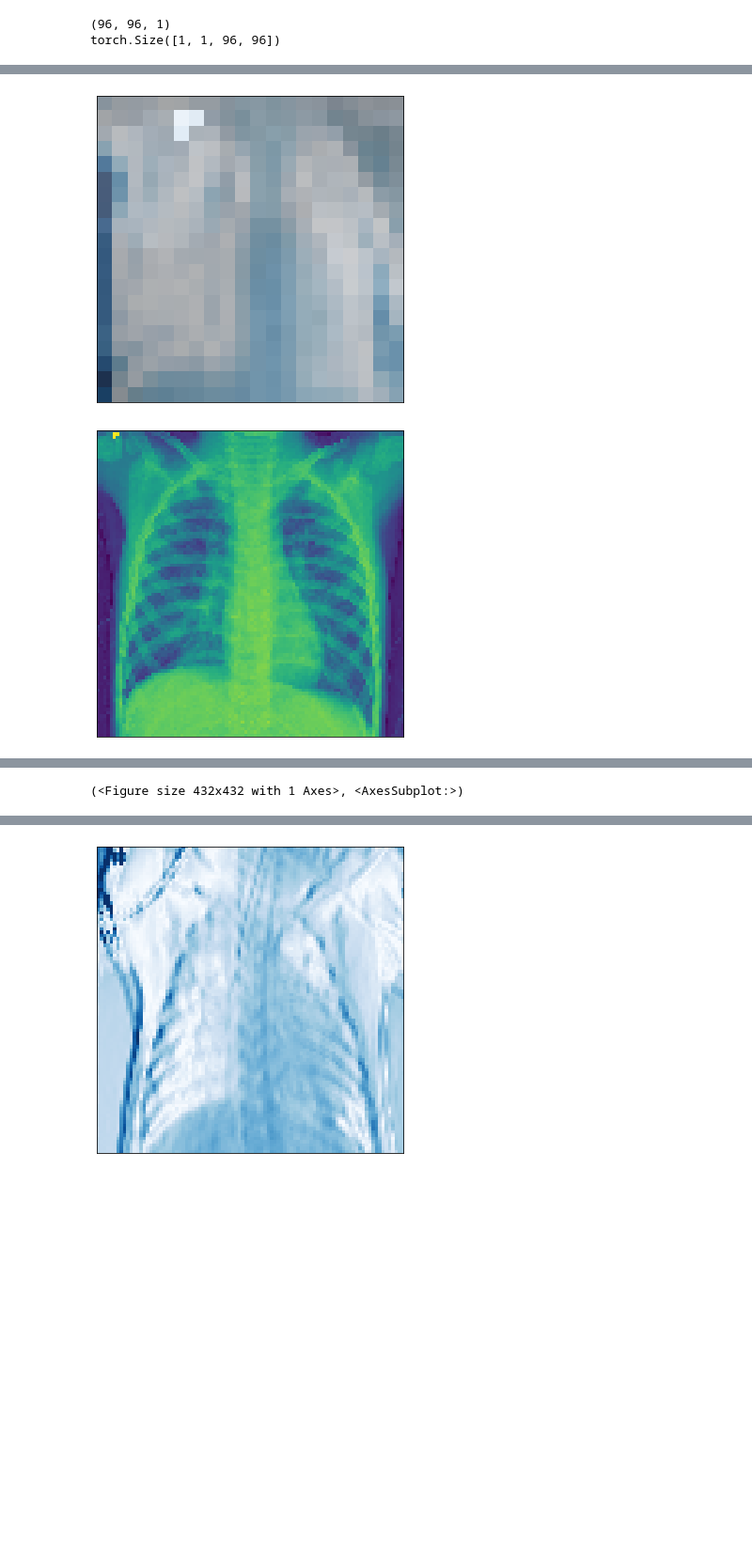
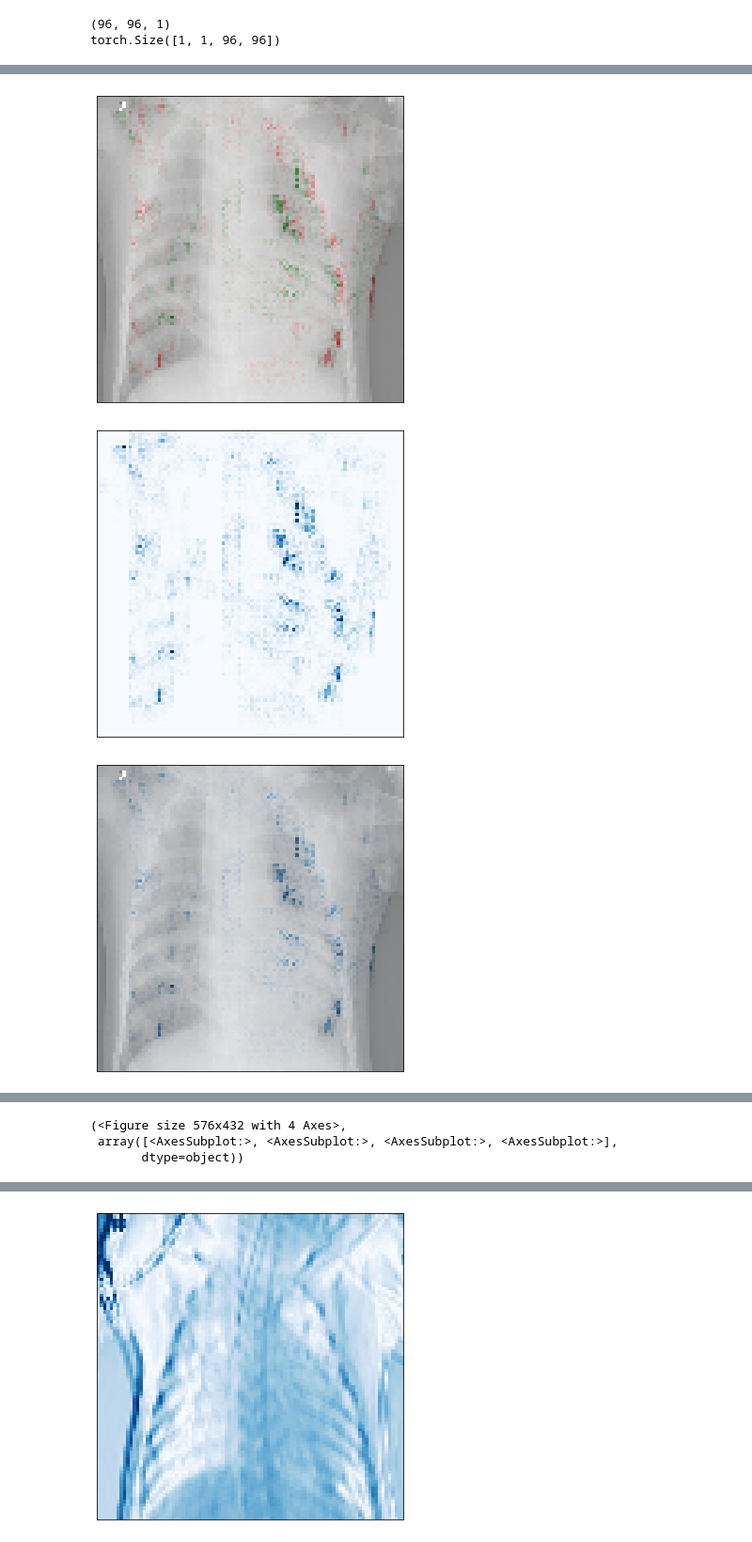
Before and after one commit to sjacob2019/Pneumonia-Chest-Xray, a Jupyter notebook: main.ipynb, the cells around one changed output, grey strips where cells are left out. Shown at 94% size. Cells and saved outputs as stored; diff of their text form; code cells hidden in the pictures; blank space fills up the shorter version.

```diff
--- a/main.ipynb
+++ b/main.ipynb
@@ -417,11 +417,10 @@ NameError: name 'img' is not defined
 #size = (128, 128)
 size = (96, 96)
 
-img_path, label = './data/chest_xray/test/PNEUMONIA/person20_virus_51.jpeg', 1
+img_path, label = './data/chest_xray/test/PNEUMONIA/person135_bacteria_647.jpeg', 1
 img_path2, label2 = './data/chest_xray/test/NORMAL/im-0001-0001.jpeg', 0
 img = imread(img_path, IMREAD_GRAYSCALE)
 img2 = imread(img_path2, IMREAD_GRAYSCALE)
-
 img = resize(img, size)
 img2 = resize(img2, size)
 
@@ -446,7 +445,11 @@ attribution = torch.squeeze(attribution, 0)
 attribution = attribution.cpu().detach().numpy()
 
 attribution = attribution.transpose((1, 2, 0))
-captum.attr.visualization.visualize_image_attr(attribution, original_image=img, method='heat_map')
+captum.attr.visualization.visualize_image_attr(attribution, original_image=img, sign='all', method='heat_map')
+captum.attr.visualization.visualize_image_attr(attribution, original_image=img, sign='all', method='blended_heat_map')
+captum.attr.visualization.visualize_image_attr(attribution, original_image=img, sign='absolute_value', method='heat_map')
 captum.attr.visualization.visualize_image_attr(attribution, original_image=img, method='blended_heat_map')
-captum.attr.visualization.visualize_image_attr(attribution, original_image=img, method='original_image')
+captum.attr.visualization.visualize_image_attr(attribution, original_image=img, method='masked_image')
+captum.attr.visualization.visualize_image_attr_multiple(attribution, original_image=img, methods=['heat_map', 'blended_heat_map'], signs=['all', 'all'])
+captum.attr.visualization.visualize_image_attr_multiple(attribution, original_image=img, methods=['heat_map', 'blended_heat_map', 'heat_map', 'blended_heat_map'], signs=['absolute_value', 'absolute_value', 'all', 'all'])
 # %% [output]
@@ -454,2 +457,3 @@ captum.attr.visualization.visualize_image_attr(attribution, original_image=img,
-[figure, old version]
+[figure, new version]
-[figure, old version]
+[figure, new version]
+[figure, added]
@@ -456,3 +463,5 @@ captum.attr.visualization.visualize_image_attr(attribution, original_image=img,
-(<Figure size 432x432 with 1 Axes>, <AxesSubplot:>)
+(<Figure size 576x432 with 4 Axes>,
+ array([<AxesSubplot:>, <AxesSubplot:>, <AxesSubplot:>, <AxesSubplot:>],
+       dtype=object))
 # %%
 guided_gradcam = GuidedBackprop(model2)
```
Also changed, not shown: parts of 2 cells of this notebook, 5 other files.
